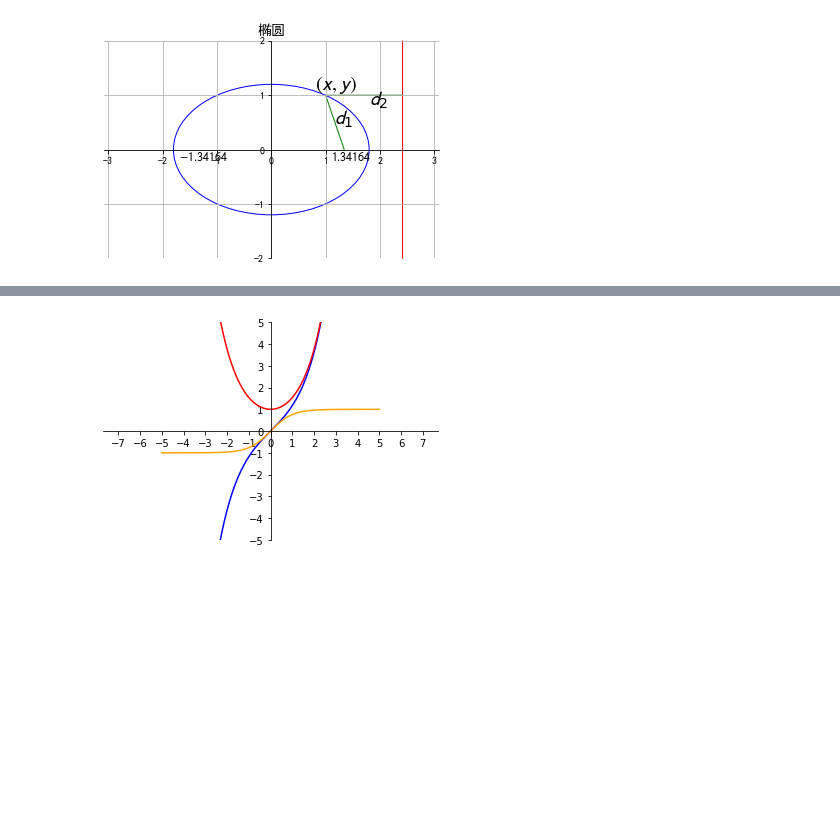
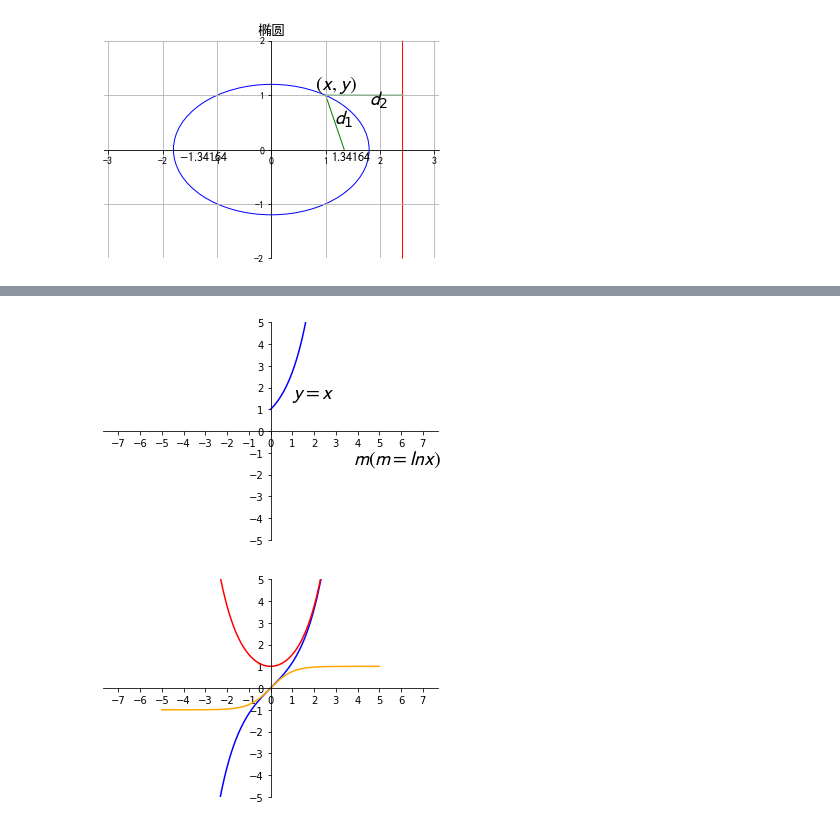
Before and after one commit to kastaineibum/WittyMathematics, a Jupyter notebook: sec1-1.ipynb, the cells around one changed output, grey strips where cells are left out. Drawn from its saved outputs; the diff is of its cells as text; code cells hidden in the pictures; blank space fills up the shorter version.

```diff
--- a/sec1-1.ipynb
+++ b/sec1-1.ipynb
@@ -683,3 +721,35 @@ plt.show()
+# %%
+#坐标的对数变换
+import matplotlib.pyplot as plt
+import numpy as np
+from matplotlib.pyplot import MultipleLocator#从pyplot导入MultipleLocator类，这个类用于设置刻度间隔
+
+x1=np.linspace(0,5,100) #替换这里的横轴显示范围和取样点个数
+y1=np.e**x1 #替换这里的函数表达式
+plt.figure()
+plt.axis('equal')
+plt.plot(x1, y1,'b')
+x_major_locator=MultipleLocator(1) #把x轴的刻度间隔设置为1，并存在变量里
+y_major_locator=MultipleLocator(1) #把y轴的刻度间隔设置为1，并存在变量里
+ax=plt.gca()
+ax.xaxis.set_major_locator(x_major_locator)#把x轴的主刻度设置为1的倍数
+ax.yaxis.set_major_locator(y_major_locator)#把y轴的主刻度设置为1的倍数
+plt.xlim(-5,5) #x轴的刻度范围设置
+plt.ylim(-5,5) #y轴的刻度范围设置
+ax.spines['right'].set_color('none')
+ax.spines['top'].set_color('none')
+ax.xaxis.set_ticks_position('bottom')
+ax.spines['bottom'].set_position(('data',0))
+ax.yaxis.set_ticks_position('left')
+ax.spines['left'].set_position(('data',0))
+
+plt.text(1, 1.5, r'$\mathcal{y=x}$', fontsize=20)
+plt.text(3.8, -1.5, r'$\mathcal{m(m=ln x)}$', fontsize=20)
+
+plt.savefig("./sec1-1-24-2.png",dpi=500,bbox_inches = 'tight')
+plt.show()
+# %% [output]
+[figure, added]
 # %%
 #双曲函数
 import matplotlib.pyplot as plt
```
Also changed, not shown: parts of 4 cells of this notebook, 2 other files.
